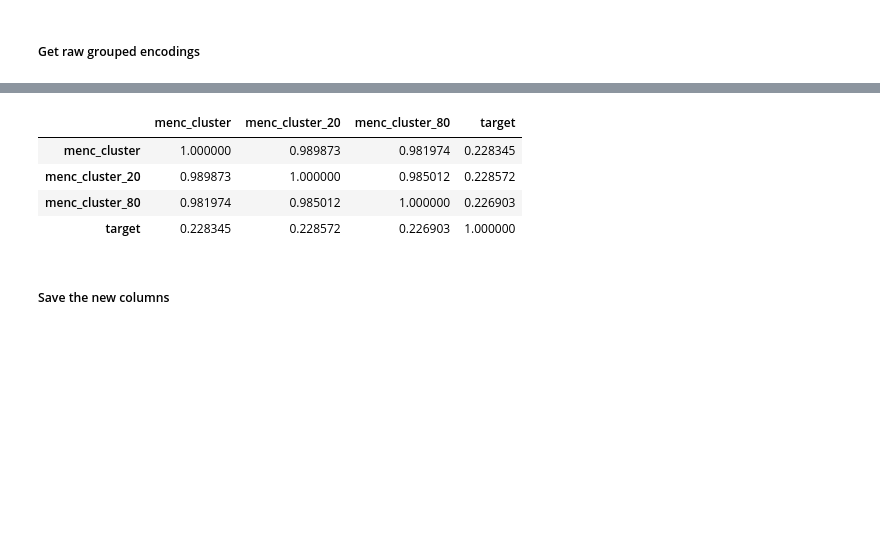
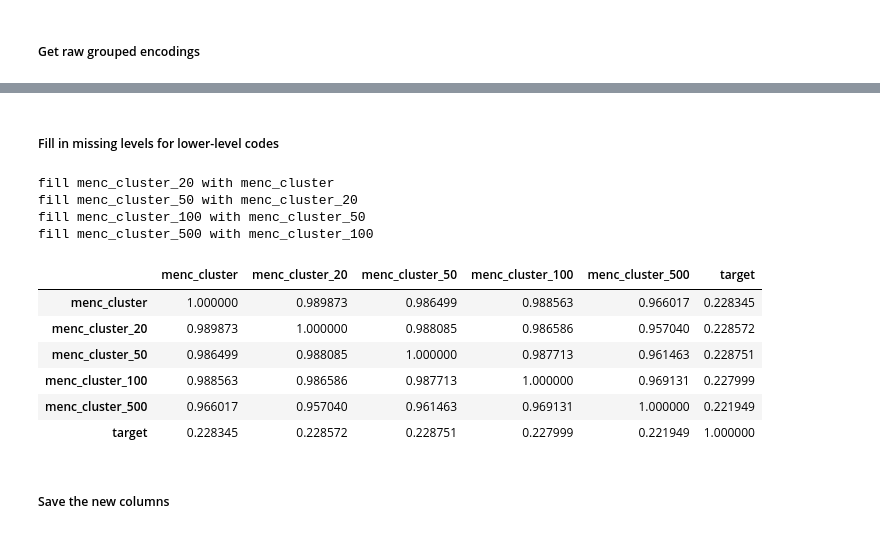
Before and after one commit to vla6/Blog_gnn_naics, a Jupyter notebook: 65_xgb_meanc_dgi_base_clus.ipynb, the cells around one changed output, grey strips where cells are left out. Drawn from its saved outputs; the diff is of its cells as text; code cells hidden in the pictures; blank space fills up the shorter version.

```diff
--- a/65_xgb_meanc_dgi_base_clus.ipynb
+++ b/65_xgb_meanc_dgi_base_clus.ipynb
@@ -85,3 +69,8 @@ sba_loans = pd.concat([sba_loans.drop(columns='menc_cluster_80', errors='ignore'
-# %%
-sba_loans['menc_cluster_20'] = sba_loans['menc_cluster_20'].fillna(sba_loans['menc_cluster'])
-sba_loans['menc_cluster_80'] = sba_loans['menc_cluster_80'].fillna(sba_loans['menc_cluster_20'])
+# %%
+%%capture
+for col in cluster_cols:
+    feature_out = 'menc_' + col
+    grouped = sba_loans.groupby(col)
+    sba_loans = pd.concat([sba_loans.drop(columns=feature_out, errors='ignore'),
+                       pd.concat([sg_plot.mean_enc_grp(g, feature_out=feature_out) for n, g in grouped])],
+                      axis=1)
@@ -87,0 +98,3 @@ sba_loans['menc_cluster_80'] = sba_loans['menc_cluster_80'].fillna(sba_loans['me
+# %%
+menc_cols = sba_loans.filter(like='menc_cluster').columns
+sba_loans[list(menc_cols) + ['target']].corr()
@@ -88,11 +109,28 @@ sba_loans['menc_cluster_80'] = sba_loans['menc_cluster_80'].fillna(sba_loans['me
+# %% [markdown]
+##### Fill in missing levels for lower-level codes
+# %%
+for i, col in enumerate(cluster_cols):
+    if i == 0:
+        continue
+    this_col = 'menc_' + col
+    last_col = 'menc_' + cluster_cols[i-1]
+    print(f'fill {this_col} with {last_col}')
+    sba_loans[this_col] = sba_loans[this_col].fillna(sba_loans[last_col])
+# %% [output]
+fill menc_cluster_20 with menc_cluster
+fill menc_cluster_50 with menc_cluster_20
+fill menc_cluster_100 with menc_cluster_50
+fill menc_cluster_500 with menc_cluster_100
 # %%
-sba_loans[['menc_cluster', 'menc_cluster_20', 'menc_cluster_80', 'target']].corr()
+sba_loans[list(menc_cols) + ['target']].corr()
 # %% [output]
-|  | menc_cluster | menc_cluster_20 | menc_cluster_80 | target |
-| menc_cluster | 1.000000 | 0.989873 | 0.981974 | 0.228345 |
-| menc_cluster_20 | 0.989873 | 1.000000 | 0.985012 | 0.228572 |
-| menc_cluster_80 | 0.981974 | 0.985012 | 1.000000 | 0.226903 |
-| target | 0.228345 | 0.228572 | 0.226903 | 1.000000 |
+|  | menc_cluster | menc_cluster_20 | menc_cluster_50 | menc_cluster_100 | menc_cluster_500 | target |
+| menc_cluster | 1.000000 | 0.989873 | 0.986499 | 0.988563 | 0.966017 | 0.228345 |
+| menc_cluster_20 | 0.989873 | 1.000000 | 0.988085 | 0.986586 | 0.957040 | 0.228572 |
+| menc_cluster_50 | 0.986499 | 0.988085 | 1.000000 | 0.987713 | 0.961463 | 0.228751 |
+| menc_cluster_100 | 0.988563 | 0.986586 | 0.987713 | 1.000000 | 0.969131 | 0.227999 |
+| menc_cluster_500 | 0.966017 | 0.957040 | 0.961463 | 0.969131 | 1.000000 | 0.221949 |
+| target | 0.228345 | 0.228572 | 0.228751 | 0.227999 | 0.221949 | 1.000000 |
 # %% [markdown]
 ##### Save the new columns
 # %%
```
Also changed, not shown: parts of 12 cells of this notebook, 10 other files.
